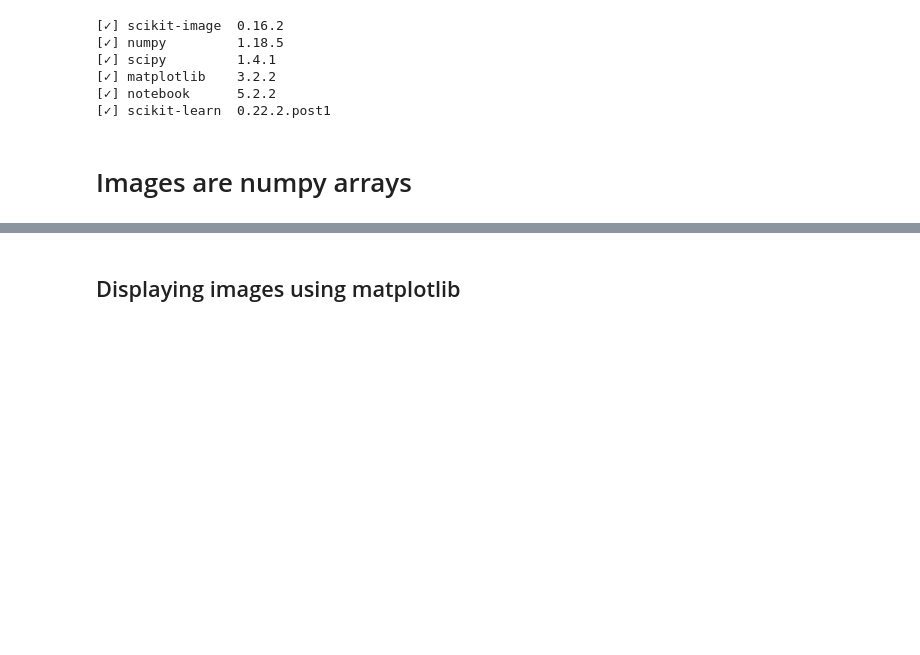
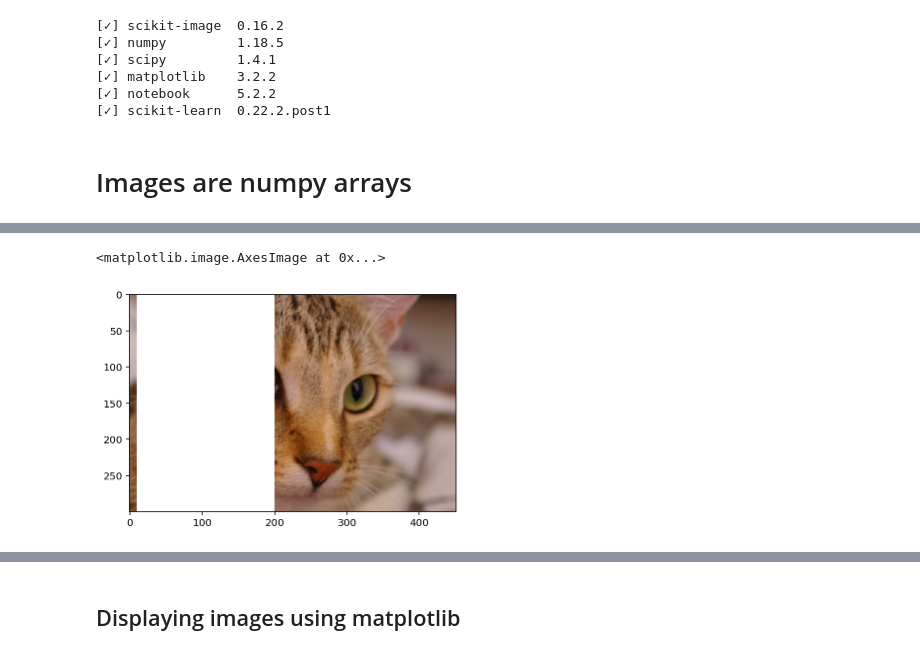
Before and after one commit to jagar2/Summer_2020_MAT-395-495_Scientific-Data-Analysis-and-Computing, a Jupyter notebook: lectures/5_Image_Analysis/MAT495_PreLecture_Image_Analysis.ipynb, the cells around one changed output, grey strips where cells are left out. Cells and saved outputs as stored; diff of their text form; code cells hidden in the pictures; blank space fills up the shorter version.

```diff
--- a/lectures/5_Image_Analysis/MAT495_PreLecture_Image_Analysis.ipynb
+++ b/lectures/5_Image_Analysis/MAT495_PreLecture_Image_Analysis.ipynb
@@ -32,0 +86,8 @@ Your branch is up to date with 'origin/Josh_Branch'.
+# %%
+# starts at x,y=10 to x,y = 110 red box
+cat[:, 10:200, :] = [255, 255, 255]
+
+plt.imshow(cat)
+# %% [output]
+<matplotlib.image.AxesImage at 0x...>
+[figure, added]
```
Also changed, not shown: parts of 9 cells of this notebook.
